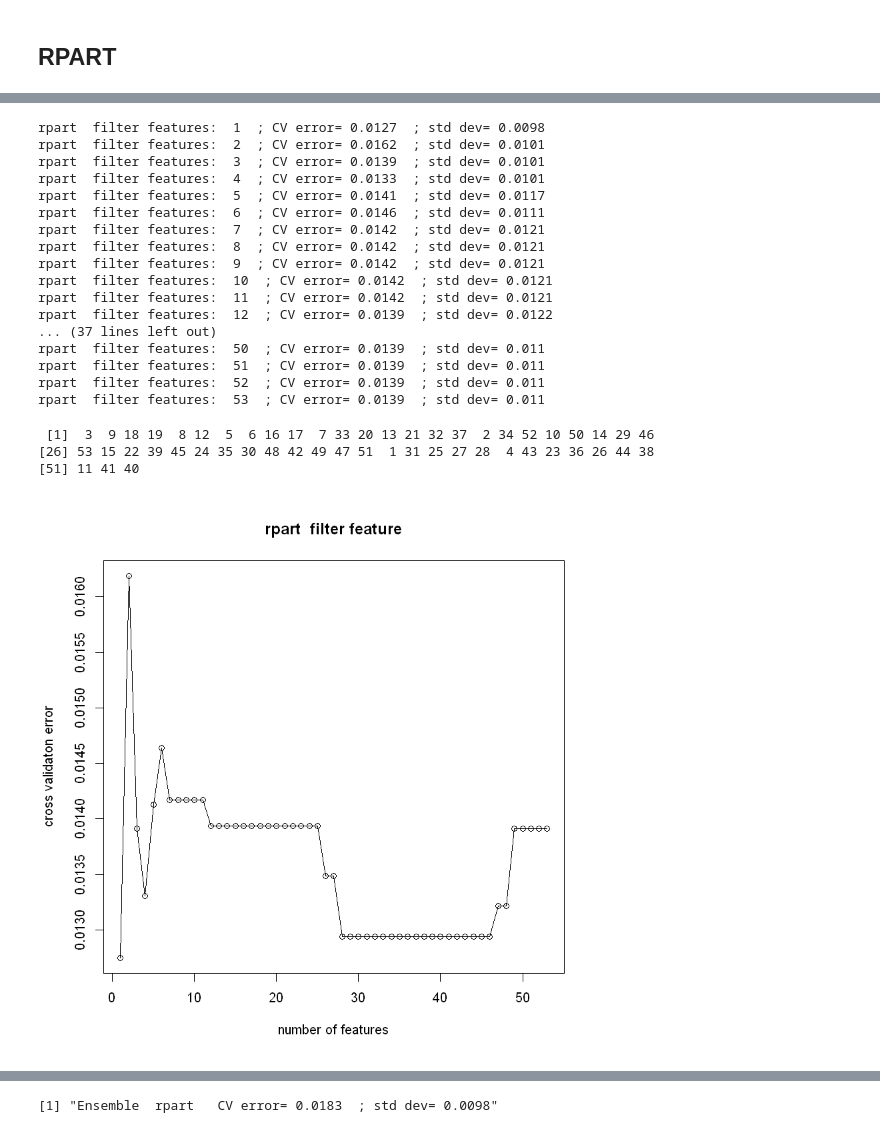
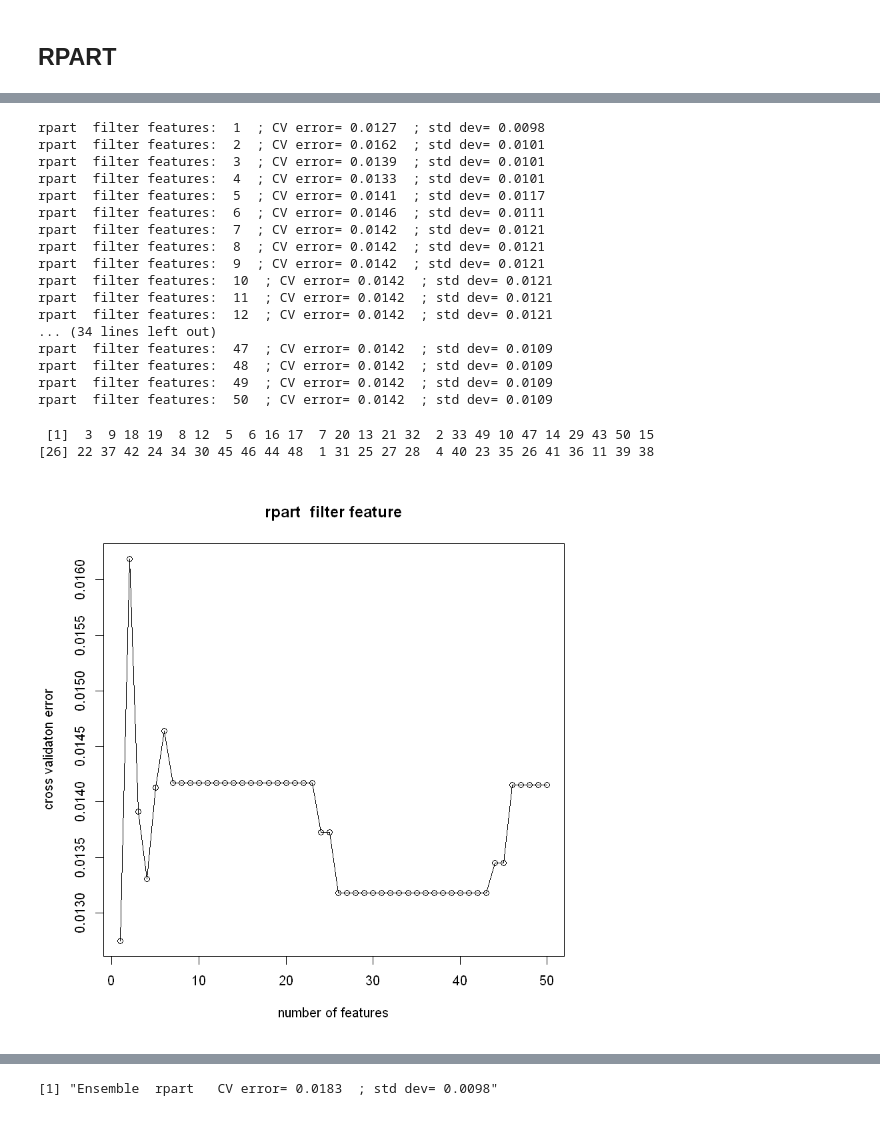
Before and after one commit to ciortanmadalina/BioinfoSem2, a Jupyter notebook: ml/homework.ipynb, the cells around one changed output, grey strips where cells are left out. Saved outputs shown, nothing was run; the diff lists cells and outputs as text; code cells hidden in the pictures.

```diff
--- a/ml/homework.ipynb
+++ b/ml/homework.ipynb
@@ -957,25 +1005,24 @@ runModel('rpart', X, Y)
 # %%
-outputCorrelation('rpart', X, Y) # best 4  ; CV error= 0.0133  ; std dev= 0.0101
+#outputCorrelation('rpart', X, Y) #26  ; CV error= 0.0132  ; std dev= 0.0114
 # %% [output]
 rpart  filter features:  1  ; CV error= 0.0127  ; std dev= 0.0098
 rpart  filter features:  2  ; CV error= 0.0162  ; std dev= 0.0101
 rpart  filter features:  3  ; CV error= 0.0139  ; std dev= 0.0101
 rpart  filter features:  4  ; CV error= 0.0133  ; std dev= 0.0101
 rpart  filter features:  5  ; CV error= 0.0141  ; std dev= 0.0117
 rpart  filter features:  6  ; CV error= 0.0146  ; std dev= 0.0111
 rpart  filter features:  7  ; CV error= 0.0142  ; std dev= 0.0121
 rpart  filter features:  8  ; CV error= 0.0142  ; std dev= 0.0121
 rpart  filter features:  9  ; CV error= 0.0142  ; std dev= 0.0121
 rpart  filter features:  10  ; CV error= 0.0142  ; std dev= 0.0121
 rpart  filter features:  11  ; CV error= 0.0142  ; std dev= 0.0121
-rpart  filter features:  12  ; CV error= 0.0139  ; std dev= 0.0122
-... (37 lines left out)
-rpart  filter features:  50  ; CV error= 0.0139  ; std dev= 0.011
-rpart  filter features:  51  ; CV error= 0.0139  ; std dev= 0.011
-rpart  filter features:  52  ; CV error= 0.0139  ; std dev= 0.011
-rpart  filter features:  53  ; CV error= 0.0139  ; std dev= 0.011
+rpart  filter features:  12  ; CV error= 0.0142  ; std dev= 0.0121
+... (34 lines left out)
+rpart  filter features:  47  ; CV error= 0.0142  ; std dev= 0.0109
+rpart  filter features:  48  ; CV error= 0.0142  ; std dev= 0.0109
+rpart  filter features:  49  ; CV error= 0.0142  ; std dev= 0.0109
+rpart  filter features:  50  ; CV error= 0.0142  ; std dev= 0.0109
- [1]  3  9 18 19  8 12  5  6 16 17  7 33 20 13 21 32 37  2 34 52 10 50 14 29 46
-[26] 53 15 22 39 45 24 35 30 48 42 49 47 51  1 31 25 27 28  4 43 23 36 26 44 38
-[51] 11 41 40
+ [1]  3  9 18 19  8 12  5  6 16 17  7 20 13 21 32  2 33 49 10 47 14 29 43 50 15
+[26] 22 37 42 24 34 30 45 46 44 48  1 31 25 27 28  4 40 23 35 26 41 36 11 39 38
-[figure, old version]
+[figure, new version]
 # %%
```
Also changed, not shown: parts of 62 cells of this notebook.
